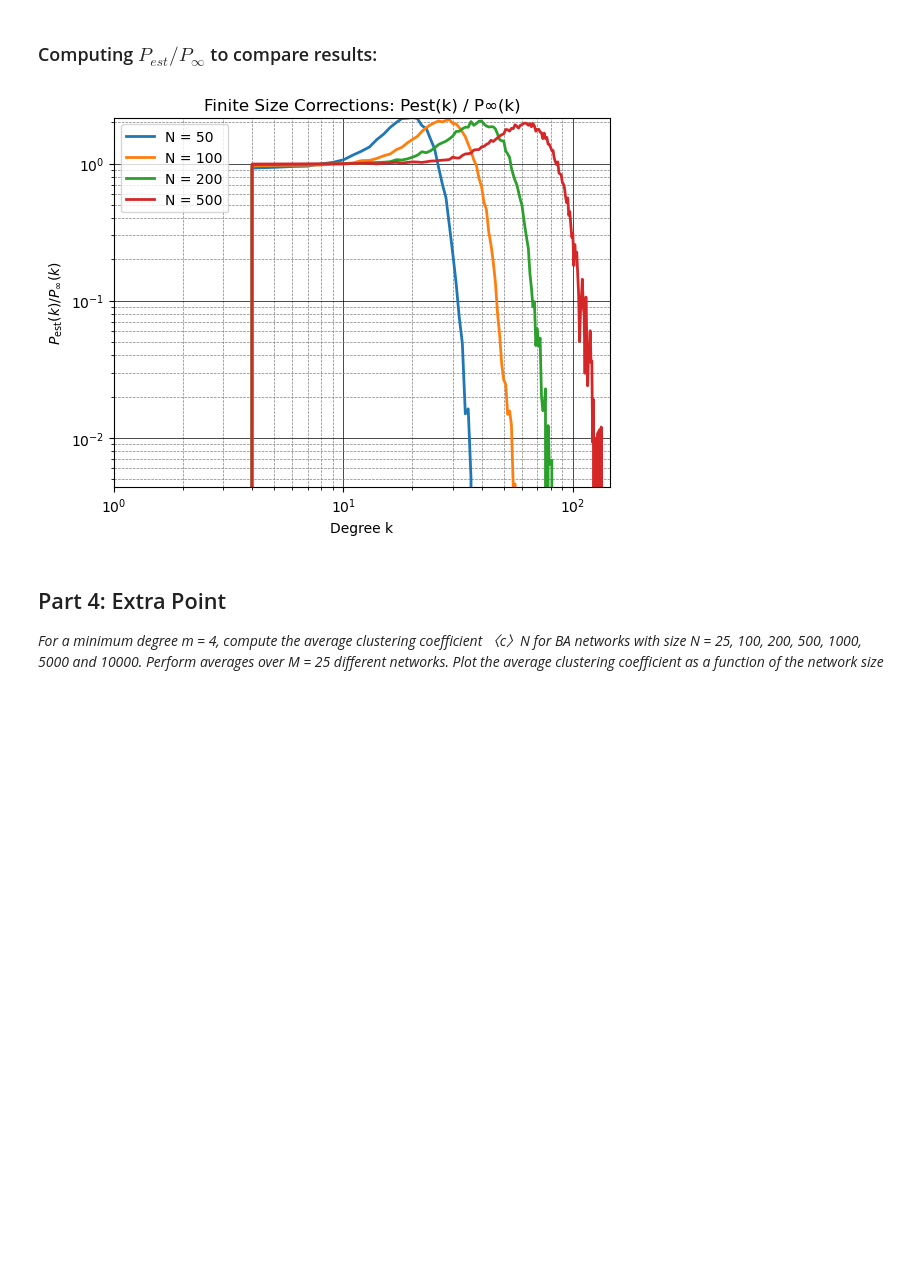
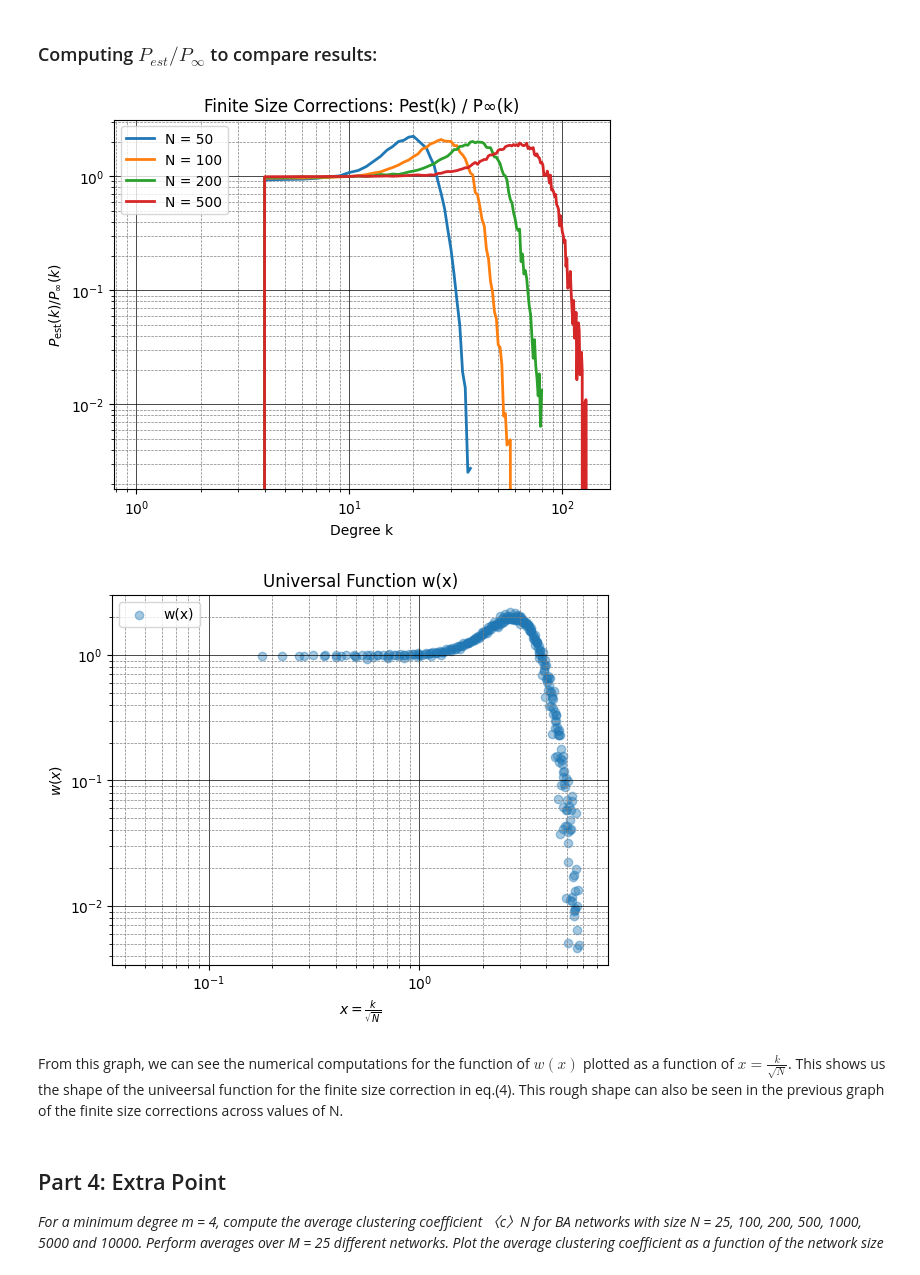
Before and after one commit to CherryWookie/Critical-Phenomena-and-Complexity, a Jupyter notebook: appliedhw/ba_final.ipynb, the cells around one changed output. Saved outputs shown, nothing was run; the diff lists cells and outputs as text; code cells hidden in the pictures; blank space fills up the shorter version.

```diff
--- a/appliedhw/ba_final.ipynb
+++ b/appliedhw/ba_final.ipynb
@@ -78,7 +83,7 @@ def generate_BA(N,m):
         # Add the new node, j * m for each new vertex i
         aux_list.extend([j] * m)
 
-    return Network, connected_nodes
+    return Network
 # %% [markdown]
 ### FUNCTION: `Degree Distribution`
 
@@ -488,27 +518,0 @@ As we can see, this method doesn't work that well due to an anomalous peak near
-# %%
-# For M different Networks
-M = 100
-N_vals = [50, 100, 200, 500]
-# N_vals = [50, 100, 200]  # Quicker
-
-for N in N_vals:
-
-    k_list_avg = []
-    for network in range(M):
-        Network_i = generate_BA(N, m)
-        k_list = create_degree_list(Network_i, m)
-        k_list_avg.append(k_list)
-
-    # Pad extra degree spaces with zero for accurate averaging
-    max_length = max(len(k) for k in k_list_avg)
-    k_list_avg = [k + [0] * (max_length - len(k)) for k in k_list_avg]
-
-    k_list_avg = np.array(k_list_avg)
-    k_list_avg = np.mean(k_list_avg, axis=0)
-
-    # Convert back to list
-    k_list_avg = k_list_avg.tolist()
-
-
-    plot_probabilities(k_list_avg, N, m)
-    plot_degree_distribution(k_list, N, m)
@@ -570,8 +569,12 @@ for N in N_vals:
 # %%
 # Plot the Finite Size Correction
 plot_finite_size_correction(hist_avg, bins, N_vals, m, M)
+plot_Wx(hist_avg, bins, N_vals, m, M)
 # %% [output]
-[figure, old version]
+[figure, new version]
+[figure, added]
+# %% [markdown]
+From this graph, we can see the numerical computations for the function of $ w(x)$ plotted as a function of $ x = \frac{k}{\sqrt{N}} $. This shows us the shape of the univeersal function for the finite size correction in eq.(4). This rough shape can also be seen in the previous graph of the finite size corrections across values of N.
 # %% [markdown]
 ## Part 4: Extra Point
 *For a minimum degree m = 4, compute the average clustering coefficient 〈c〉N
```
Also changed, not shown: parts of 19 cells of this notebook, 3 other files.
